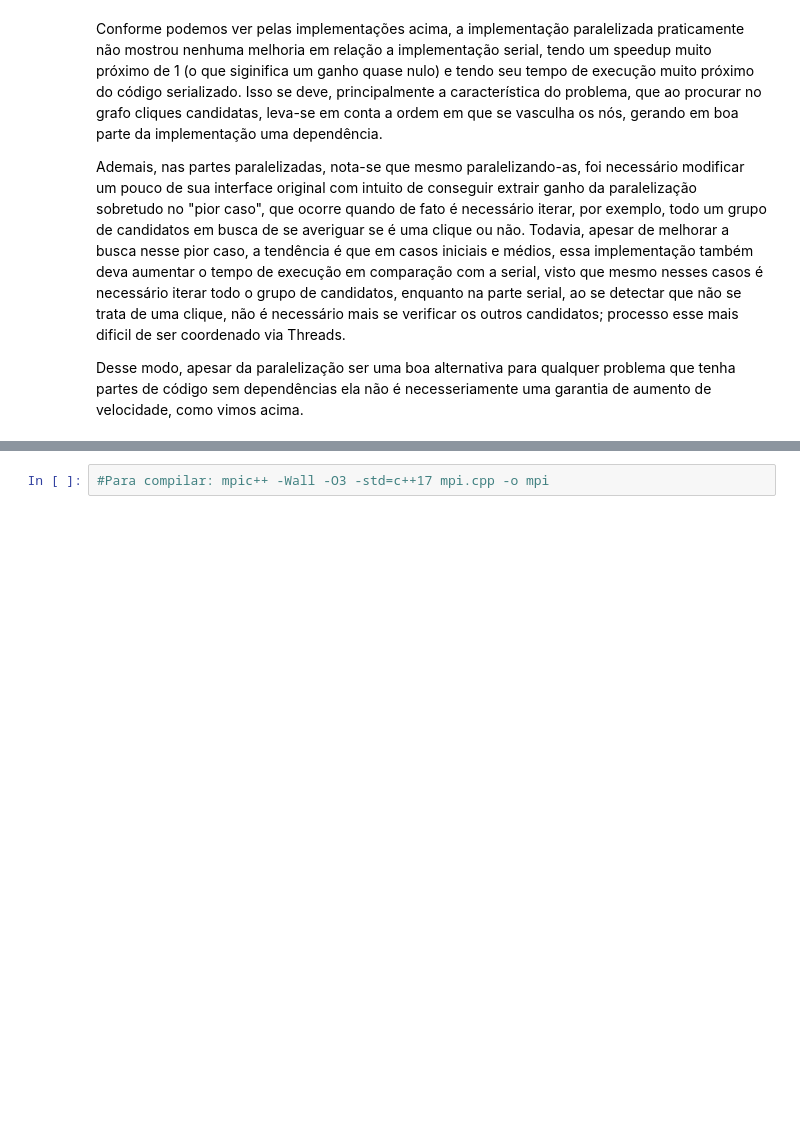
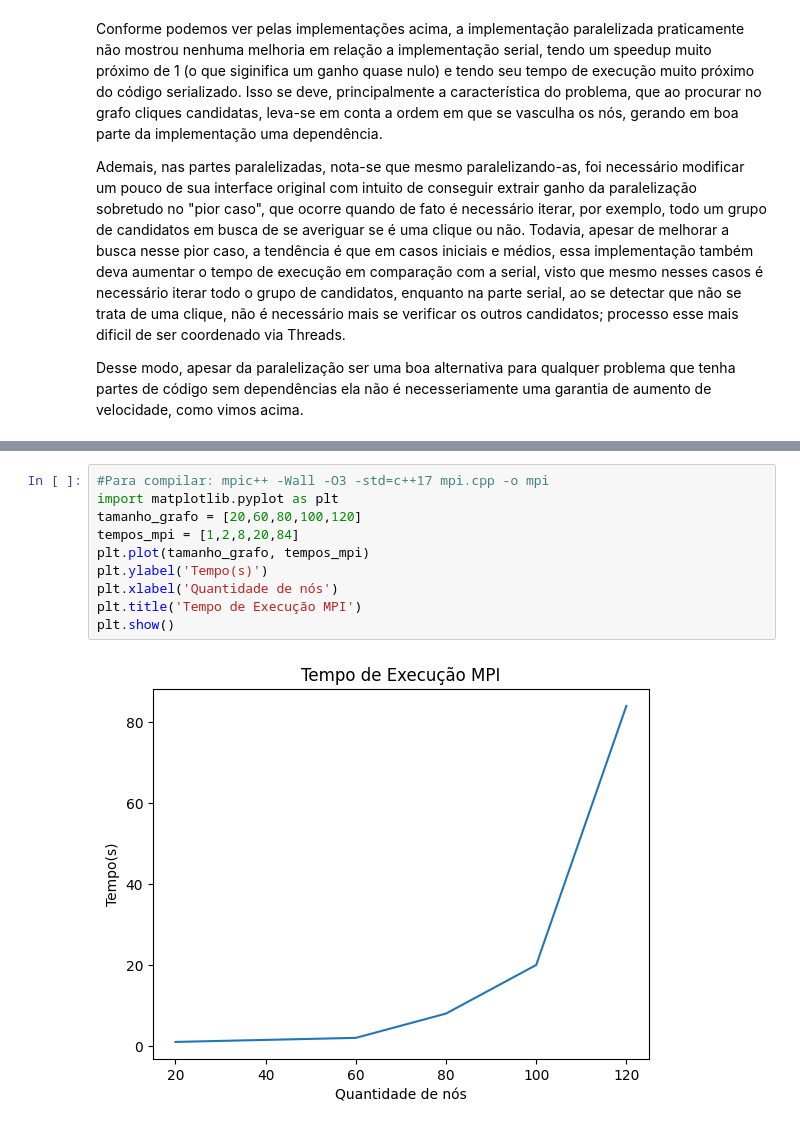
Before and after one commit to niveaabreu/Graph-Maximal-Clique, a Jupyter notebook: Relatorio.ipynb, the cells around one changed output, grey strips where cells are left out. Cells and saved outputs as stored; diff of their text form; blank space fills up the shorter version.

```diff
--- a/Relatorio.ipynb
+++ b/Relatorio.ipynb
@@ -708,2 +929,12 @@ Dessa maneira, podemos tentar criar uma abordagem em MPI, utilizando o cluster d
-# %%
-#Para compilar: mpic++ -Wall -O3 -std=c++17 mpi.cpp -o mpi
+# %%
+#Para compilar: mpic++ -Wall -O3 -std=c++17 mpi.cpp -o mpi
+import matplotlib.pyplot as plt
+tamanho_grafo = [20,60,80,100,120]
+tempos_mpi = [1,2,8,20,84]
+plt.plot(tamanho_grafo, tempos_mpi)
+plt.ylabel('Tempo(s)')
+plt.xlabel('Quantidade de nós')
+plt.title('Tempo de Execução MPI')
+plt.show()
+# %% [output]
+[figure, added]
```
Also changed, not shown: parts of 4 cells of this notebook.
